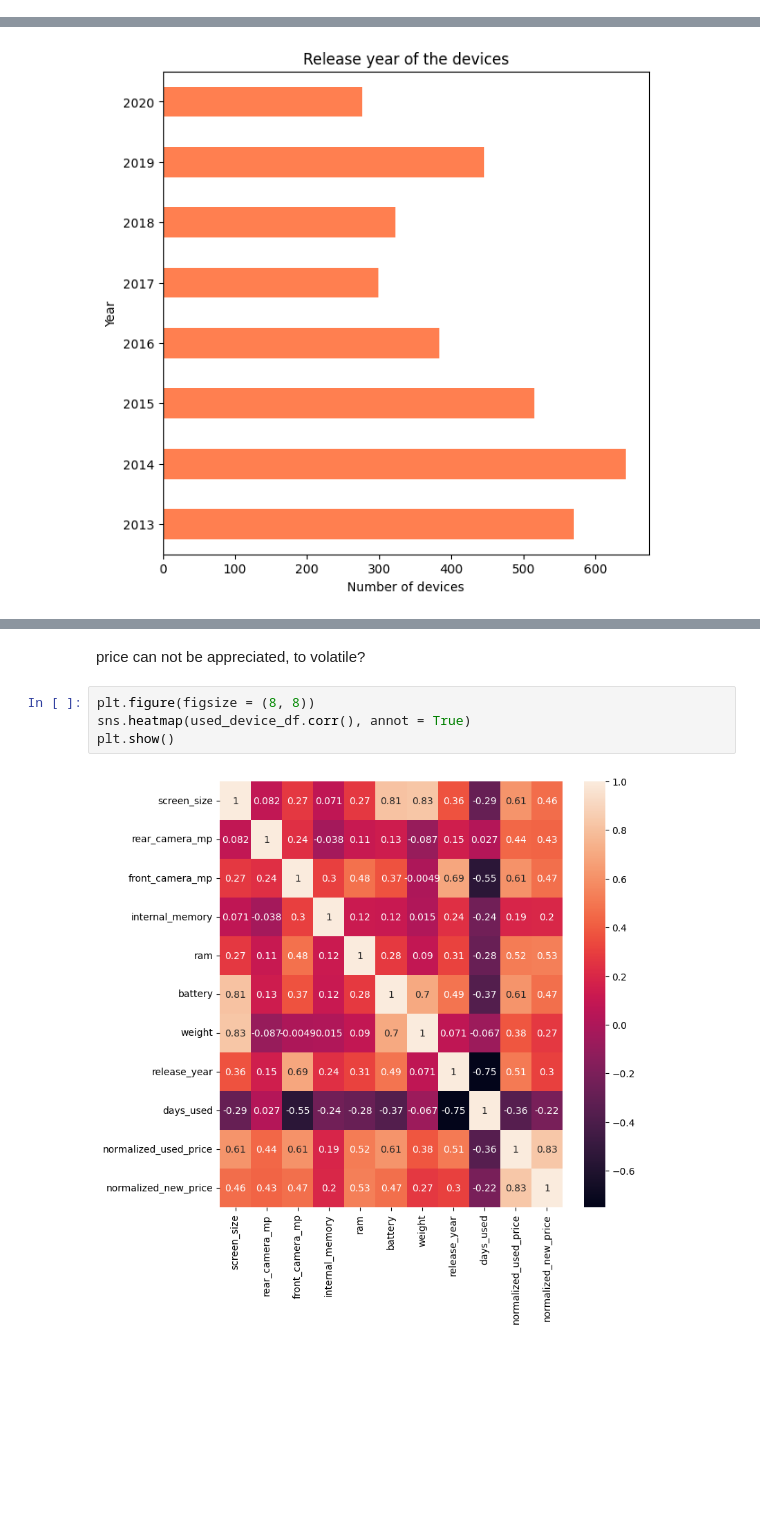
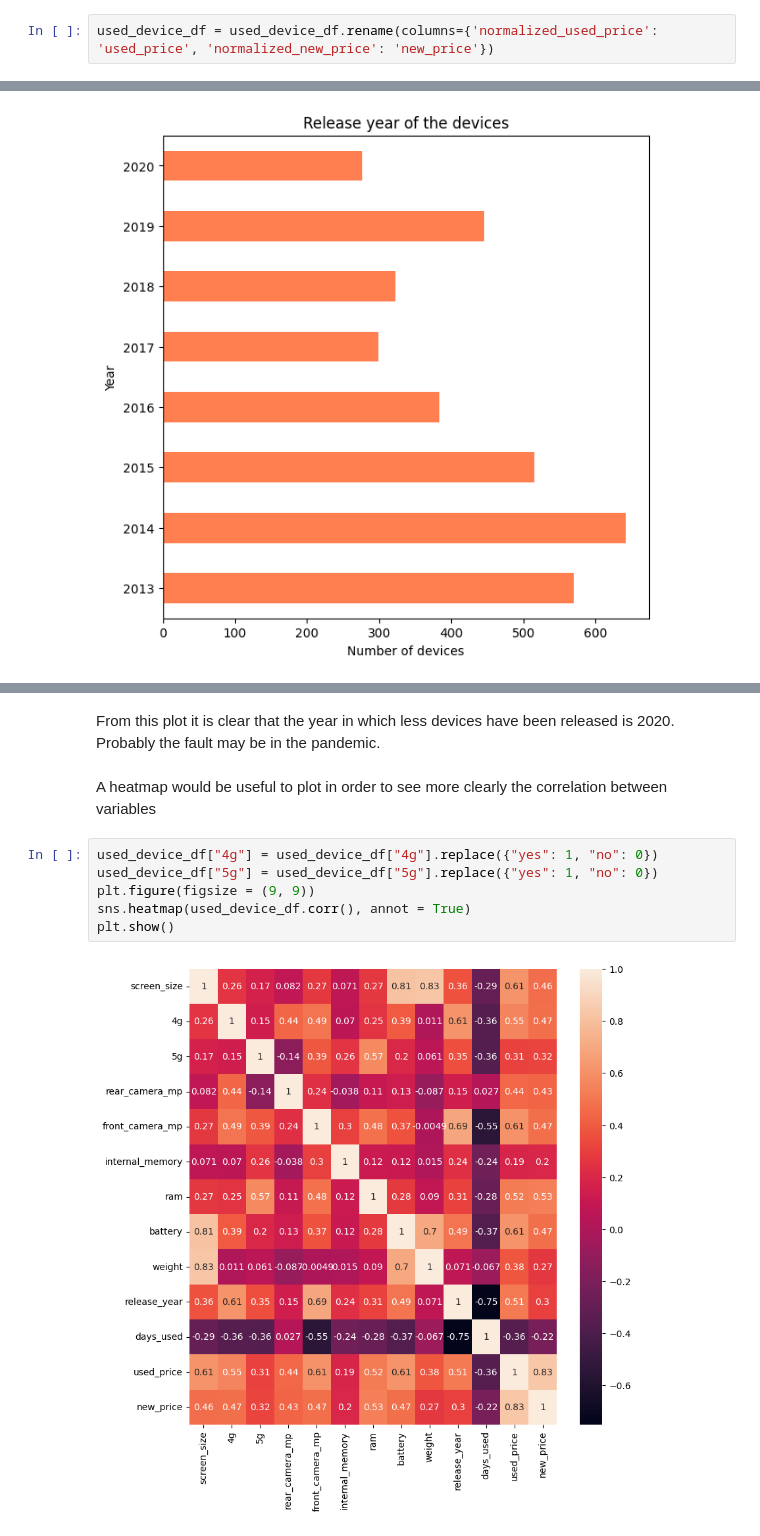
Before and after one commit to annalisadettorii/Project, a Jupyter notebook: prova.ipynb, the cells around one changed output, grey strips where cells are left out. Drawn from its saved outputs; the diff is of its cells as text; blank space fills up the shorter version.

```diff
--- a/prova.ipynb
+++ b/prova.ipynb
@@ -42,3 +61,5 @@ memory usage: 404.9+ KB
+# %%
+used_device_df = used_device_df.rename(columns={'normalized_used_price': 'used_price', 'normalized_new_price': 'new_price'})
 # %% [markdown]
 The values are of three types: object, float64 and int64.
 
@@ -337,8 +418,12 @@ plt.show()
-# %% [markdown]
-price can not be appreciated, to volatile?
+# %% [markdown]
+From this plot it is clear that the year in which less devices have been released is 2020. Probably the fault may be in the pandemic.
+# %% [markdown]
+A heatmap would be useful to plot in order to see more clearly the correlation between variables
 # %%
-plt.figure(figsize = (8, 8))
+used_device_df["4g"] = used_device_df["4g"].replace({"yes": 1, "no": 0})
+used_device_df["5g"] = used_device_df["5g"].replace({"yes": 1, "no": 0})
+plt.figure(figsize = (9, 9))
 sns.heatmap(used_device_df.corr(), annot = True)
 plt.show()
 # %% [output]
-[figure, old version]
+[figure, new version]
```
Also changed, not shown: parts of 56 cells of this notebook.
